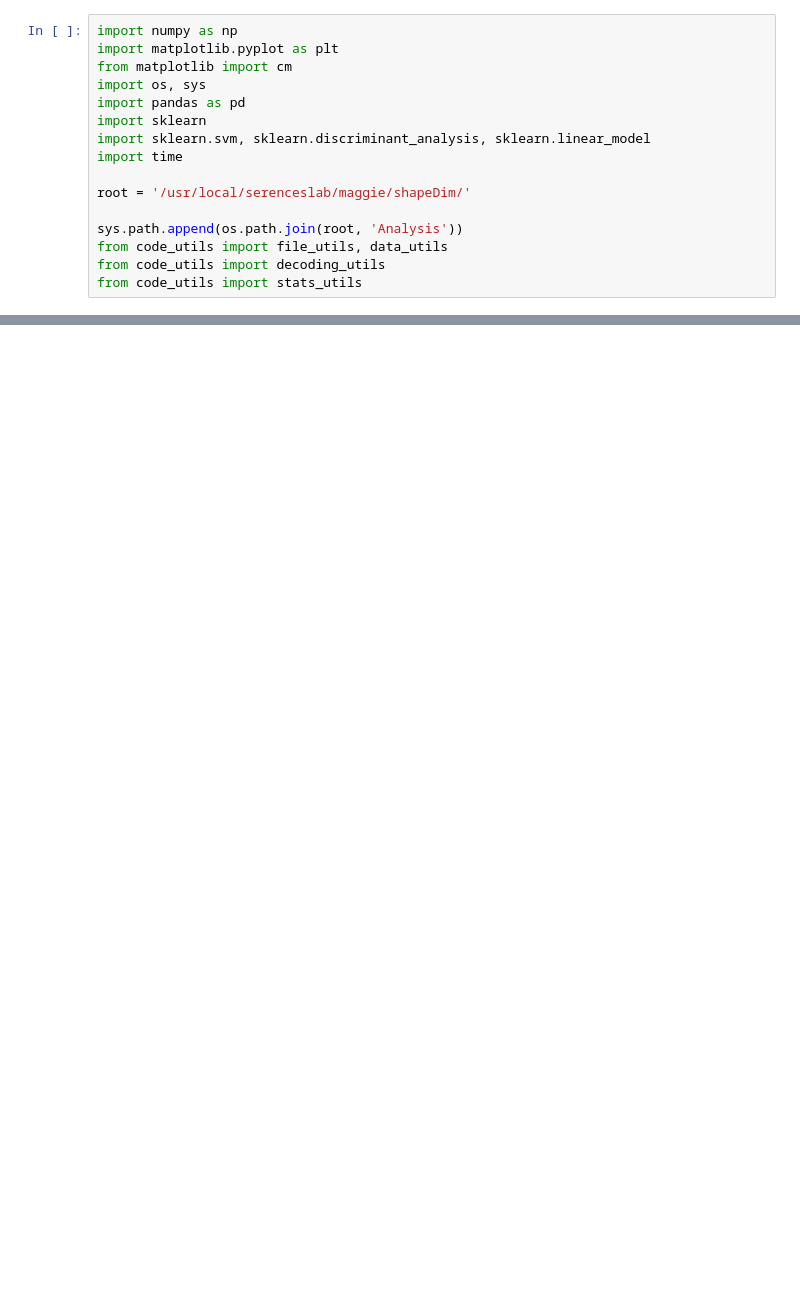
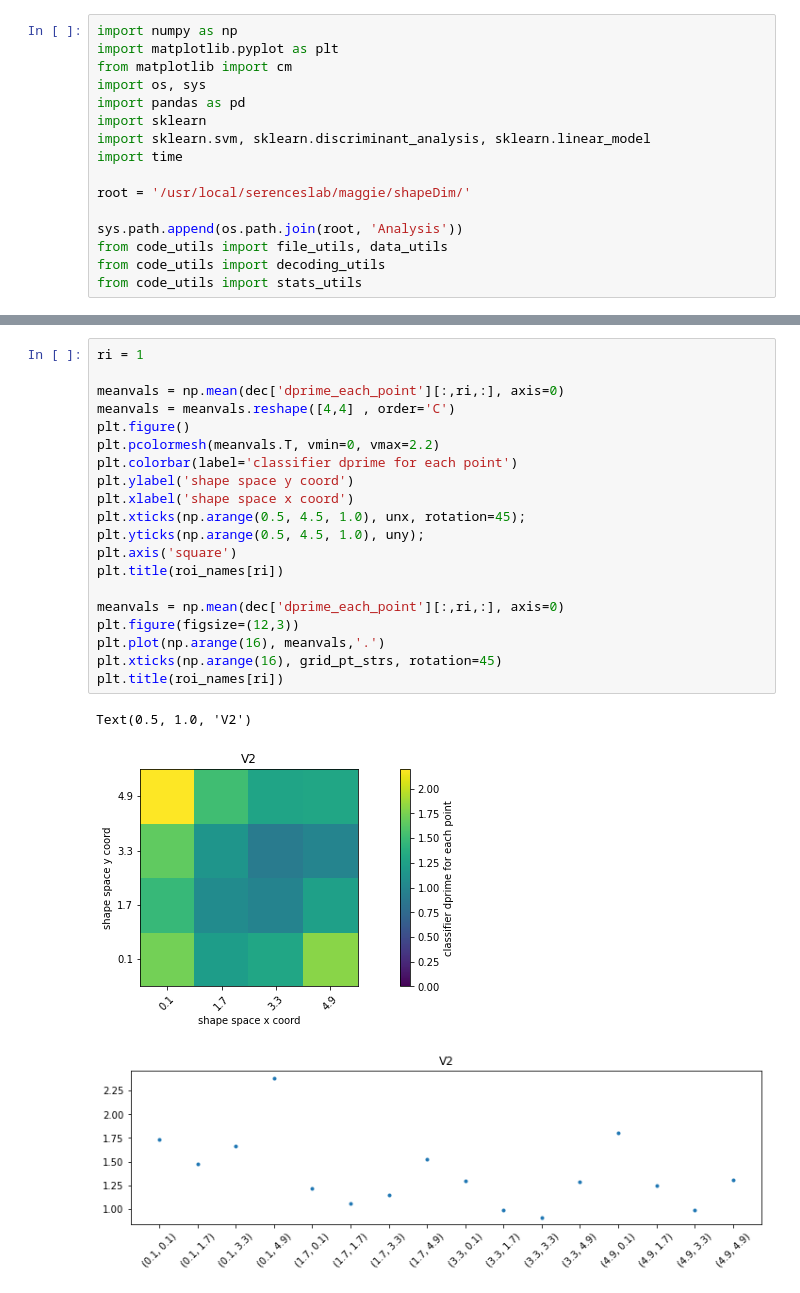
Before and after one commit to mmhenderson/shapeDim, a Jupyter notebook: Analysis/decoding/multiclass_decoding.ipynb, the cells around one changed output, grey strips where cells are left out. Cells and saved outputs as stored; diff of their text form; blank space fills up the shorter version.

```diff
--- a/Analysis/decoding/multiclass_decoding.ipynb
+++ b/Analysis/decoding/multiclass_decoding.ipynb
@@ -605,0 +84,24 @@ tstdat2.shape
+# %%
+ri = 1
+
+meanvals = np.mean(dec['dprime_each_point'][:,ri,:], axis=0)
+meanvals = meanvals.reshape([4,4] , order='C')
+plt.figure()
+plt.pcolormesh(meanvals.T, vmin=0, vmax=2.2)
+plt.colorbar(label='classifier dprime for each point')
+plt.ylabel('shape space y coord')
+plt.xlabel('shape space x coord')
+plt.xticks(np.arange(0.5, 4.5, 1.0), unx, rotation=45);
+plt.yticks(np.arange(0.5, 4.5, 1.0), uny);
+plt.axis('square')
+plt.title(roi_names[ri])
+
+meanvals = np.mean(dec['dprime_each_point'][:,ri,:], axis=0)
+plt.figure(figsize=(12,3))
+plt.plot(np.arange(16), meanvals,'.')
+plt.xticks(np.arange(16), grid_pt_strs, rotation=45)
+plt.title(roi_names[ri])
+# %% [output]
+Text(0.5, 1.0, 'V2')
+[figure, added]
+[figure, added]
```
Also changed, not shown: parts of 47 cells of this notebook, 10 other files.
